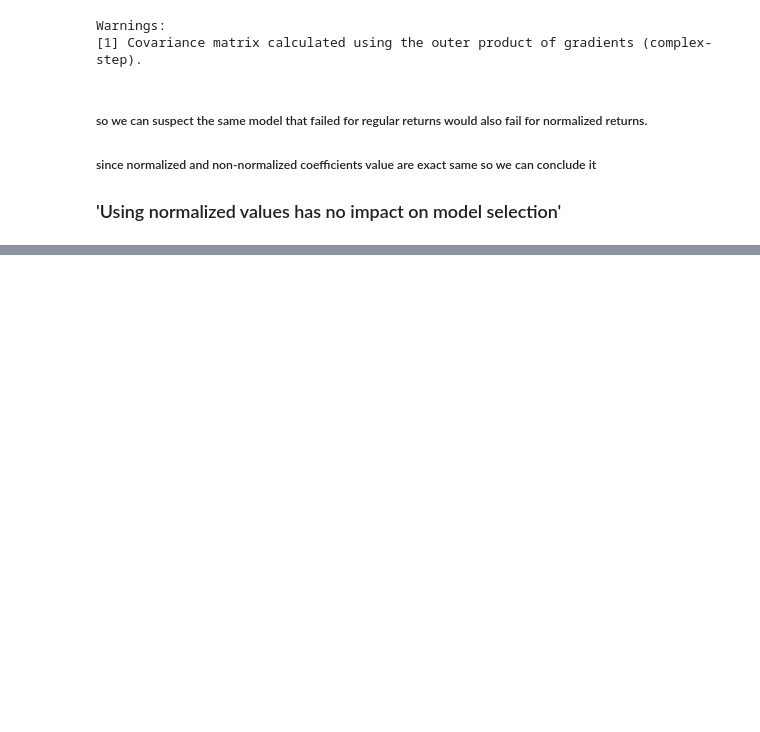
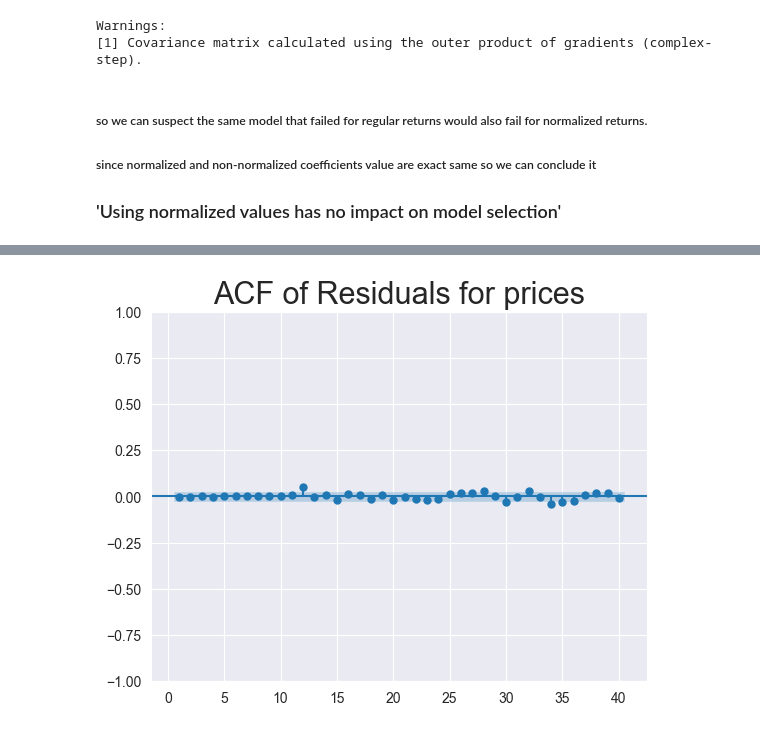
Before and after one commit to SMARIFUL1/Time-Series-Analysis, a Jupyter notebook: TimeSeries365.ipynb, the cells around one changed output, grey strips where cells are left out. Saved outputs shown, nothing was run; the diff lists cells and outputs as text; code cells hidden in the pictures; blank space fills up the shorter version.

```diff
--- a/TimeSeries365.ipynb
+++ b/TimeSeries365.ipynb
@@ -779,0 +780,5 @@ Warnings:
+# %%
+df['res_price'] = result_ar_3.resid
+print('mean of residuals :',df.res_price.mean())
+print('variance of the residuals :',df.res_price.var())
+sts.adfuller(df.res_price)
@@ -779,0 +800,6 @@ Warnings:
+# %%
+sgt.plot_acf(df.res_price, lags=40, zero=False)
+plt.title('ACF of Residuals for prices', size=22)
+plt.show()
+# %% [output]
+[figure, added]
```
Also changed, not shown: parts of 28 cells of this notebook.
